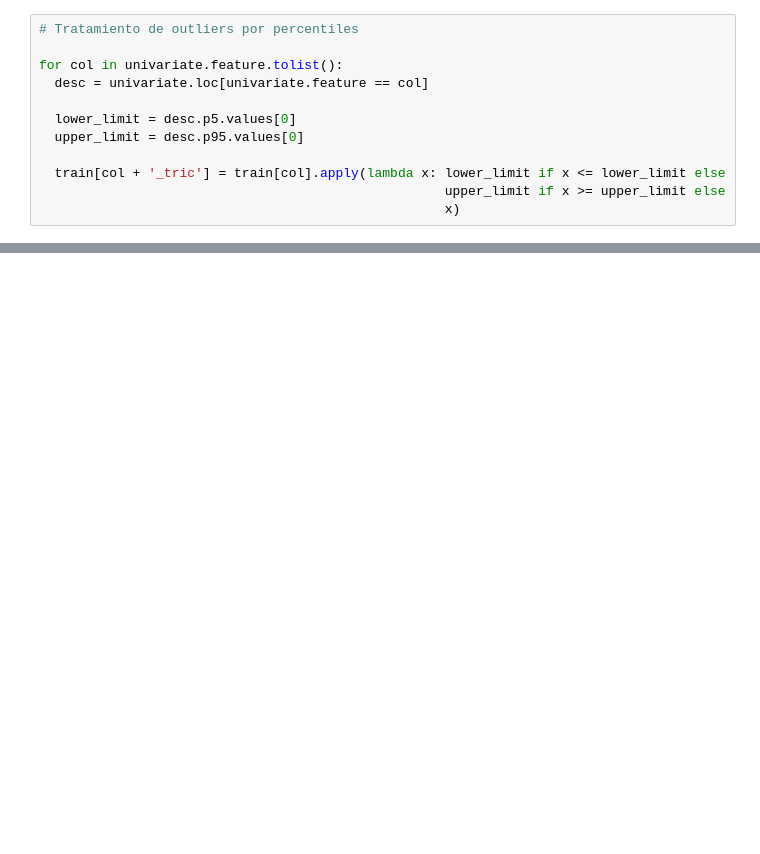
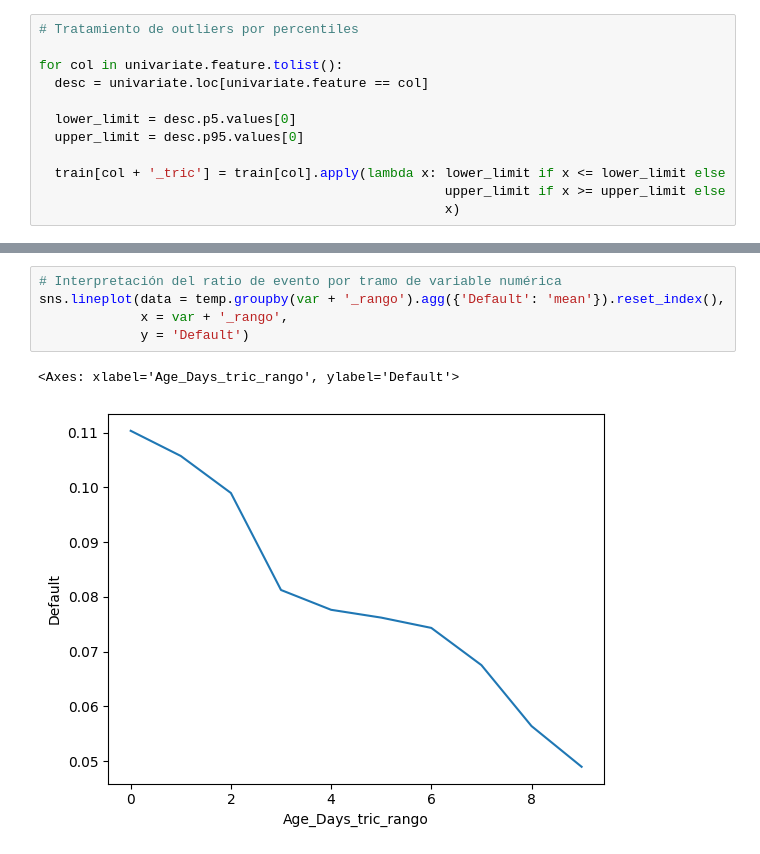
Before and after one commit to raphaelz306/DMC_Course, a Jupyter notebook: Supervised_models/Logistic_regression/Credit_Scoring.ipynb, the cells around one changed output, grey strips where cells are left out. Cells and saved outputs as stored; diff of their text form; blank space fills up the shorter version.

```diff
--- a/Supervised_models/Logistic_regression/Credit_Scoring.ipynb
+++ b/Supervised_models/Logistic_regression/Credit_Scoring.ipynb
@@ -165,0 +188,8 @@ for col in univariate.feature.tolist():
+# %%
+# Interpretación del ratio de evento por tramo de variable numérica
+sns.lineplot(data = temp.groupby(var + '_rango').agg({'Default': 'mean'}).reset_index(),
+             x = var + '_rango',
+             y = 'Default')
+# %% [output]
+<Axes: xlabel='Age_Days_tric_rango', ylabel='Default'>
+[figure, added]
```
Also changed, not shown: parts of 7 cells of this notebook.
